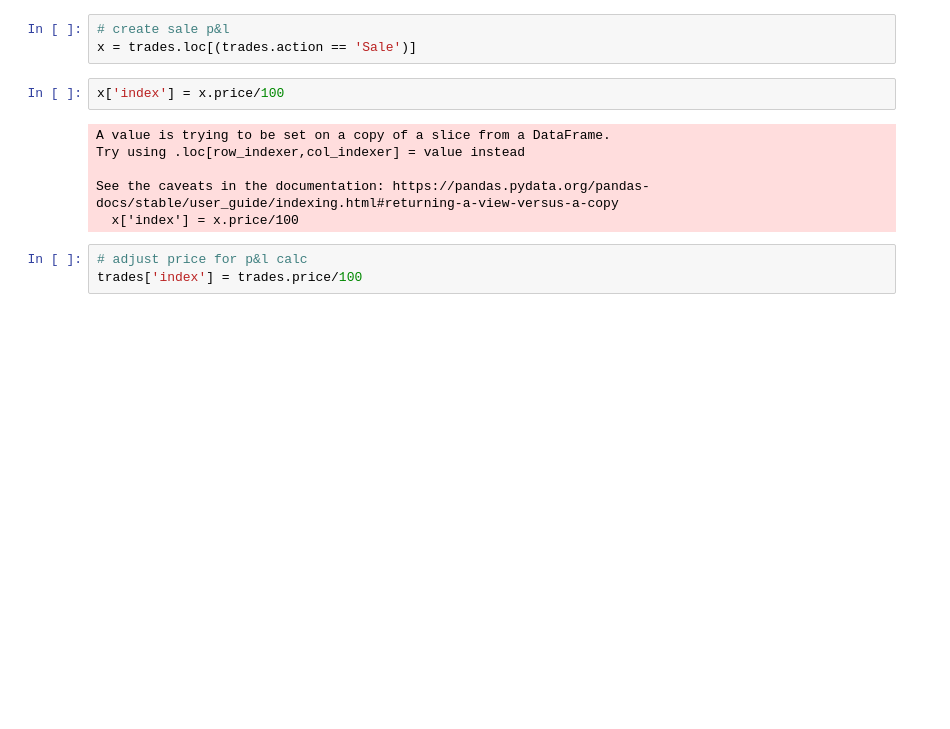
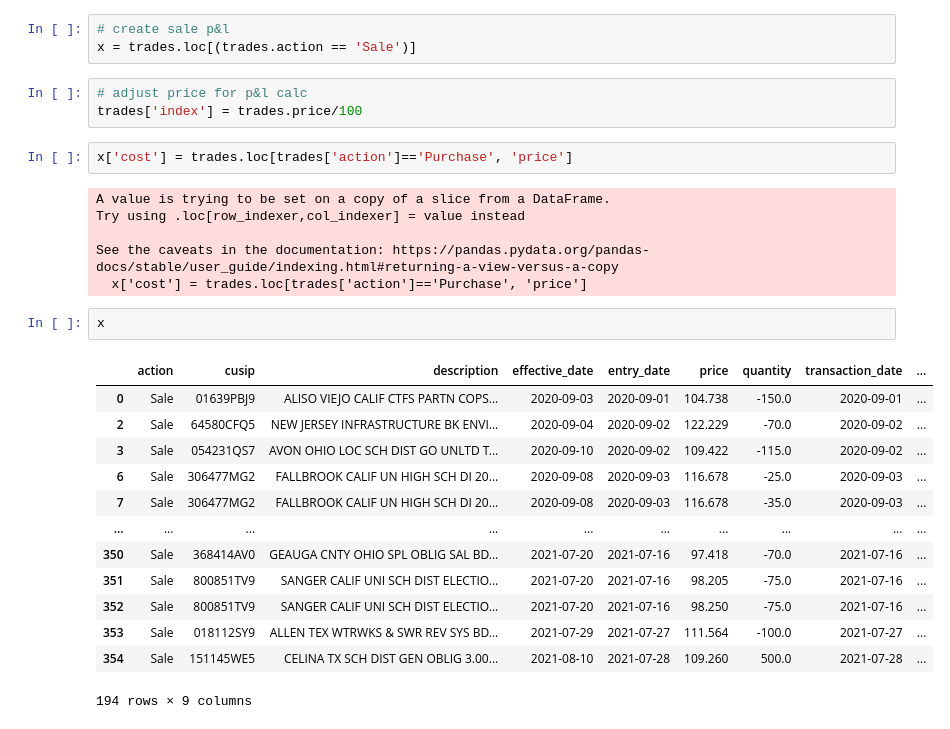
Before and after one commit to albertopuentes/small-side-projects, a Jupyter notebook: Sample_Trade_History_Monitor.ipynb, the cells around one changed output. Drawn from its saved outputs; the diff is of its cells as text; blank space fills up the shorter version.

Commit message:
cost calc error

```diff
--- a/Sample_Trade_History_Monitor.ipynb
+++ b/Sample_Trade_History_Monitor.ipynb
@@ -235,14 +235,30 @@ trades.sort_values(by=['cusip', 'effective_date'])
 # %%
 # create sale p&l
 x = trades.loc[(trades.action == 'Sale')]
-# %%
-x['index'] = x.price/100
-# %% [output]
-A value is trying to be set on a copy of a slice from a DataFrame.
-Try using .loc[row_indexer,col_indexer] = value instead
-
-See the caveats in the documentation: https://pandas.pydata.org/pandas-docs/stable/user_guide/indexing.html#returning-a-view-versus-a-copy
-  x['index'] = x.price/100
 # %%
 # adjust price for p&l calc
 trades['index'] = trades.price/100
+# %%
+x['cost'] = trades.loc[trades['action']=='Purchase', 'price']
+# %% [output]
+A value is trying to be set on a copy of a slice from a DataFrame.
+Try using .loc[row_indexer,col_indexer] = value instead
+
+See the caveats in the documentation: https://pandas.pydata.org/pandas-docs/stable/user_guide/indexing.html#returning-a-view-versus-a-copy
+  x['cost'] = trades.loc[trades['action']=='Purchase', 'price']
+# %%
+x
+# %% [output]
+|  | action | cusip | description | effective_date | entry_date | price | quantity | transaction_date | ... |
+| 0 | Sale | 01639PBJ9 | ALISO VIEJO CALIF CTFS PARTN COPS... | 2020-09-03 | 2020-09-01 | 104.738 | -150.0 | 2020-09-01 | ... |
+| 2 | Sale | 64580CFQ5 | NEW JERSEY INFRASTRUCTURE BK ENVI... | 2020-09-04 | 2020-09-02 | 122.229 | -70.0 | 2020-09-02 | ... |
+| 3 | Sale | 054231QS7 | AVON OHIO LOC SCH DIST GO UNLTD T... | 2020-09-10 | 2020-09-02 | 109.422 | -115.0 | 2020-09-02 | ... |
+| 6 | Sale | 306477MG2 | FALLBROOK CALIF UN HIGH SCH DI 20... | 2020-09-08 | 2020-09-03 | 116.678 | -25.0 | 2020-09-03 | ... |
+| 7 | Sale | 306477MG2 | FALLBROOK CALIF UN HIGH SCH DI 20... | 2020-09-08 | 2020-09-03 | 116.678 | -35.0 | 2020-09-03 | ... |
+| ... | ... | ... | ... | ... | ... | ... | ... | ... | ... |
+| 350 | Sale | 368414AV0 | GEAUGA CNTY OHIO SPL OBLIG SAL BD... | 2021-07-20 | 2021-07-16 | 97.418 | -70.0 | 2021-07-16 | ... |
+| 351 | Sale | 800851TV9 | SANGER CALIF UNI SCH DIST ELECTIO... | 2021-07-20 | 2021-07-16 | 98.205 | -75.0 | 2021-07-16 | ... |
+| 352 | Sale | 800851TV9 | SANGER CALIF UNI SCH DIST ELECTIO... | 2021-07-20 | 2021-07-16 | 98.250 | -75.0 | 2021-07-16 | ... |
+| 353 | Sale | 018112SY9 | ALLEN TEX WTRWKS & SWR REV SYS BD... | 2021-07-29 | 2021-07-27 | 111.564 | -100.0 | 2021-07-27 | ... |
+| 354 | Sale | 151145WE5 | CELINA TX SCH DIST GEN OBLIG 3.00... | 2021-08-10 | 2021-07-28 | 109.260 | 500.0 | 2021-07-28 | ... |
+194 rows × 9 columns
```
Also changed, not shown: parts of 5 cells of this notebook.
